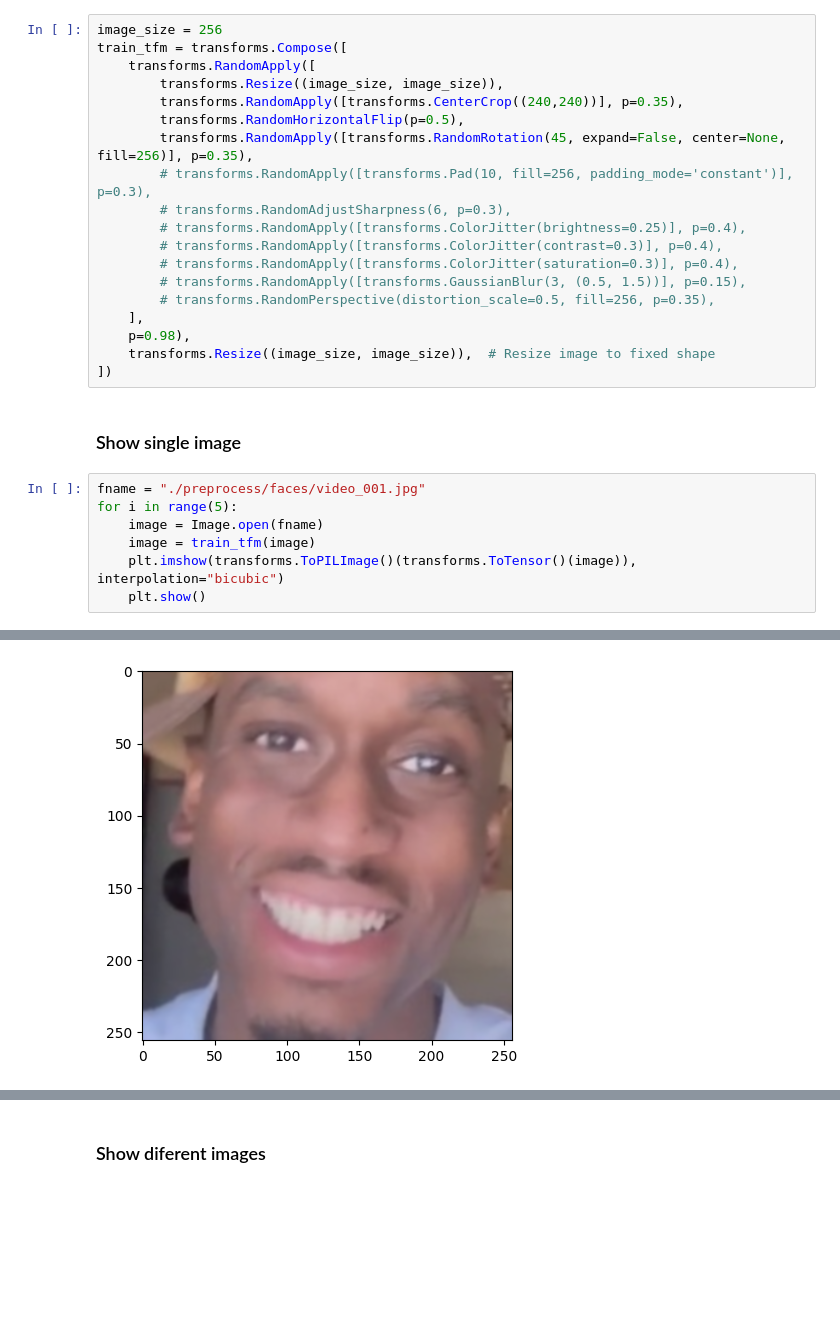
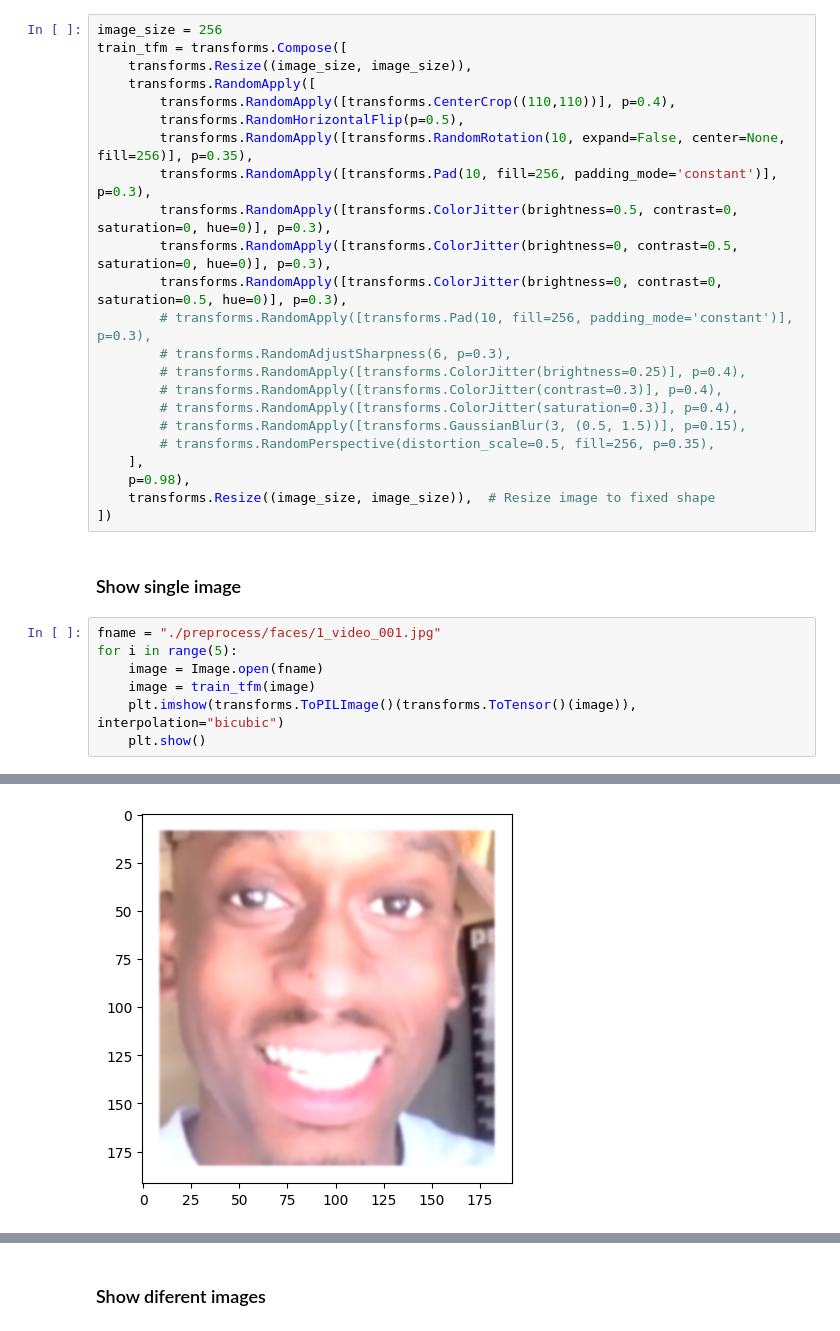
Before and after one commit to aegisoverload/deepfake, a Jupyter notebook: visualize_image.ipynb, the cells around one changed output, grey strips where cells are left out. Saved outputs shown, nothing was run; the diff lists cells and outputs as text; blank space fills up the shorter version.

```diff
--- a/visualize_image.ipynb
+++ b/visualize_image.ipynb
@@ -13,11 +13,15 @@ import matplotlib.pyplot as plt
 # %%
 image_size = 256
 train_tfm = transforms.Compose([
+    transforms.Resize((image_size, image_size)),
     transforms.RandomApply([
-        transforms.Resize((image_size, image_size)),
-        transforms.RandomApply([transforms.CenterCrop((240,240))], p=0.35),
+        transforms.RandomApply([transforms.CenterCrop((110,110))], p=0.4),
         transforms.RandomHorizontalFlip(p=0.5),
-        transforms.RandomApply([transforms.RandomRotation(45, expand=False, center=None, fill=256)], p=0.35),
+        transforms.RandomApply([transforms.RandomRotation(10, expand=False, center=None, fill=256)], p=0.35),
+        transforms.RandomApply([transforms.Pad(10, fill=256, padding_mode='constant')], p=0.3),
+        transforms.RandomApply([transforms.ColorJitter(brightness=0.5, contrast=0, saturation=0, hue=0)], p=0.3),
+        transforms.RandomApply([transforms.ColorJitter(brightness=0, contrast=0.5, saturation=0, hue=0)], p=0.3),
+        transforms.RandomApply([transforms.ColorJitter(brightness=0, contrast=0, saturation=0.5, hue=0)], p=0.3),
         # transforms.RandomApply([transforms.Pad(10, fill=256, padding_mode='constant')], p=0.3),
         # transforms.RandomAdjustSharpness(6, p=0.3),
         # transforms.RandomApply([transforms.ColorJitter(brightness=0.25)], p=0.4),
@@ -32,7 +36,7 @@ train_tfm = transforms.Compose([
 # %% [markdown]
 ### Show single image
 # %%
-fname = "./preprocess/faces/video_001.jpg"
+fname = "./preprocess/faces/1_video_001.jpg"
 for i in range(5):
     image = Image.open(fname)
     image = train_tfm(image)
@@ -45 +49 @@ for i in range(5):
-[figure, old version]
+[figure, new version]
```
Also changed, not shown: parts of 2 cells of this notebook, 1 other file.
